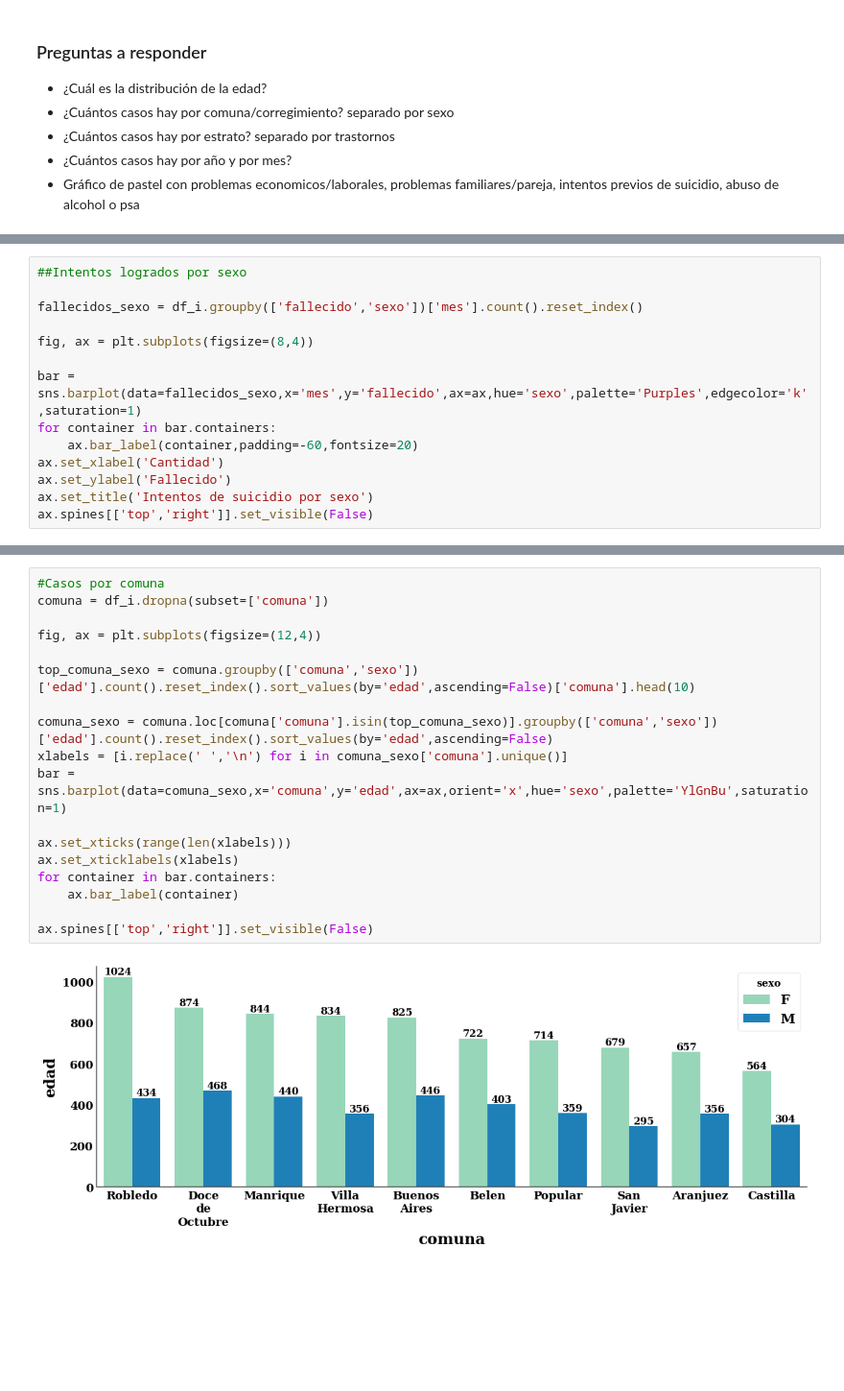
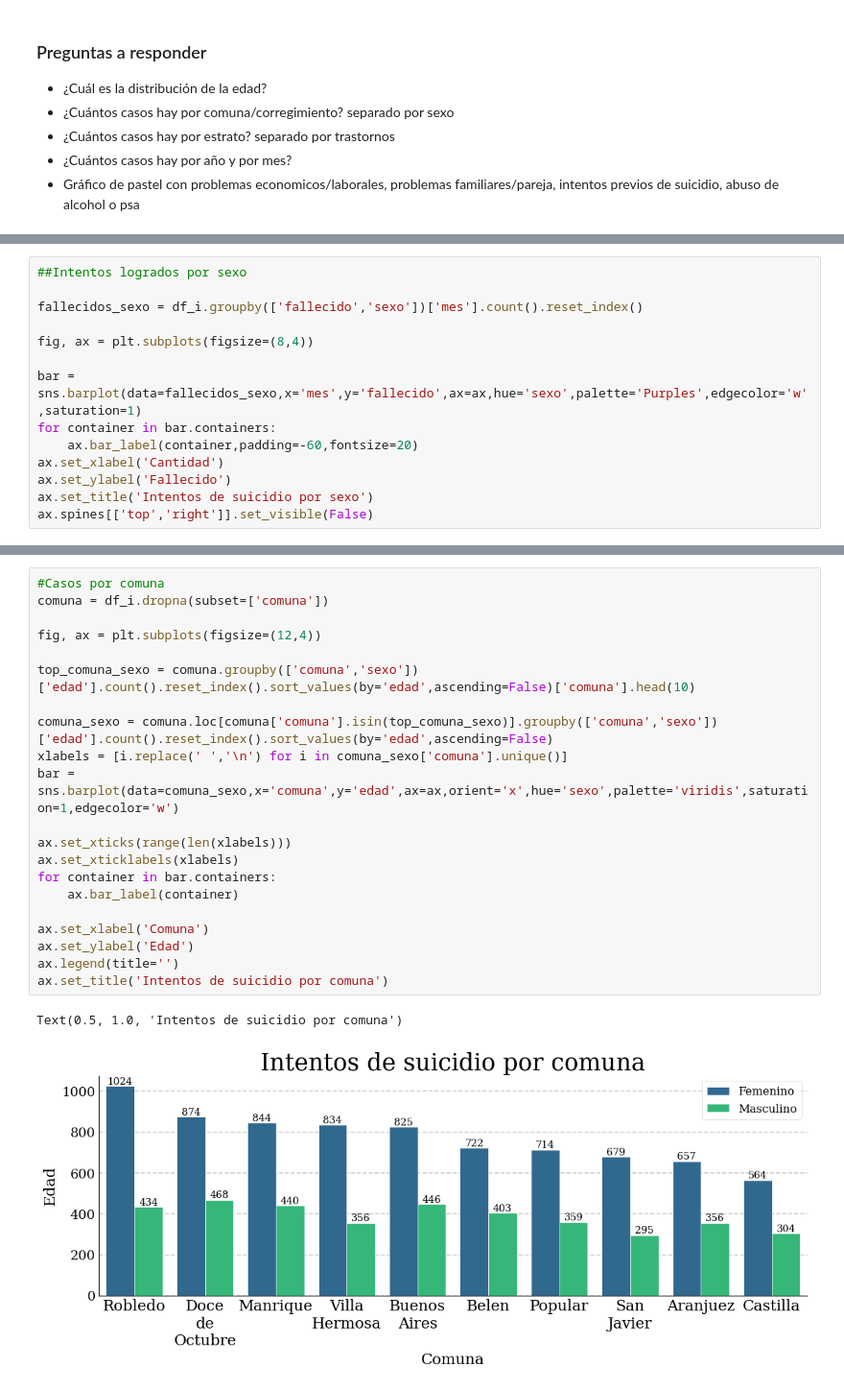
Before and after one commit to pablocarmona1527/Data_analyst, a Jupyter notebook: suicidios_colombia/suicidio.ipynb, the cells around one changed output, grey strips where cells are left out. Shown at 96% size. Saved outputs shown, nothing was run; the diff lists cells and outputs as text; blank space fills up the shorter version.

Commit message:
Termina el analisis de los datos de intentos de suicidio en Medellin

```diff
--- a/suicidios_colombia/suicidio.ipynb
+++ b/suicidios_colombia/suicidio.ipynb
@@ -53,7 +85,7 @@ fallecidos_sexo = df_i.groupby(['fallecido','sexo'])['mes'].count().reset_index(
 
 fig, ax = plt.subplots(figsize=(8,4))
 
-bar = sns.barplot(data=fallecidos_sexo,x='mes',y='fallecido',ax=ax,hue='sexo',palette='Purples',edgecolor='k',saturation=1)
+bar = sns.barplot(data=fallecidos_sexo,x='mes',y='fallecido',ax=ax,hue='sexo',palette='Purples',edgecolor='w',saturation=1)
 for container in bar.containers:
     ax.bar_label(container,padding=-60,fontsize=20)
 ax.set_xlabel('Cantidad')
@@ -81,20 +97,24 @@ df_i
 # %%
 #Casos por comuna
 comuna = df_i.dropna(subset=['comuna'])
 
 fig, ax = plt.subplots(figsize=(12,4))
 
 top_comuna_sexo = comuna.groupby(['comuna','sexo'])['edad'].count().reset_index().sort_values(by='edad',ascending=False)['comuna'].head(10)
 
 comuna_sexo = comuna.loc[comuna['comuna'].isin(top_comuna_sexo)].groupby(['comuna','sexo'])['edad'].count().reset_index().sort_values(by='edad',ascending=False)
 xlabels = [i.replace(' ','\n') for i in comuna_sexo['comuna'].unique()]
-bar = sns.barplot(data=comuna_sexo,x='comuna',y='edad',ax=ax,orient='x',hue='sexo',palette='YlGnBu',saturation=1)
+bar = sns.barplot(data=comuna_sexo,x='comuna',y='edad',ax=ax,orient='x',hue='sexo',palette='viridis',saturation=1,edgecolor='w')
 
 ax.set_xticks(range(len(xlabels)))
 ax.set_xticklabels(xlabels)
 for container in bar.containers:
     ax.bar_label(container)
 
-ax.spines[['top','right']].set_visible(False)
+ax.set_xlabel('Comuna')
+ax.set_ylabel('Edad')
+ax.legend(title='')
+ax.set_title('Intentos de suicidio por comuna')
 # %% [output]
+Text(0.5, 1.0, 'Intentos de suicidio por comuna')
-[figure, old version]
+[figure, new version]
```
Also changed, not shown: parts of 29 cells of this notebook, 3 other files.
